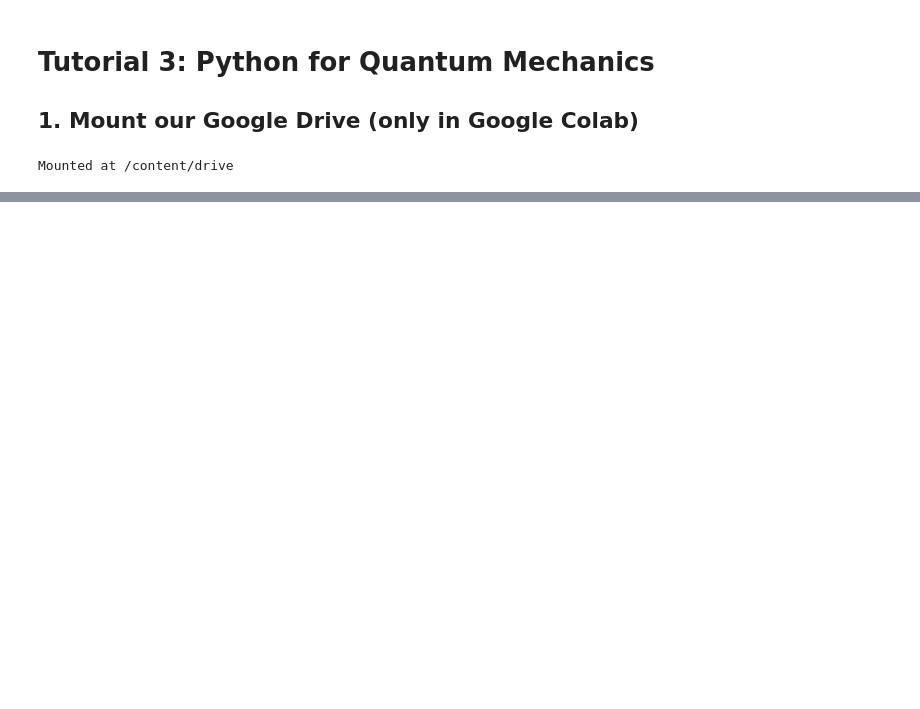
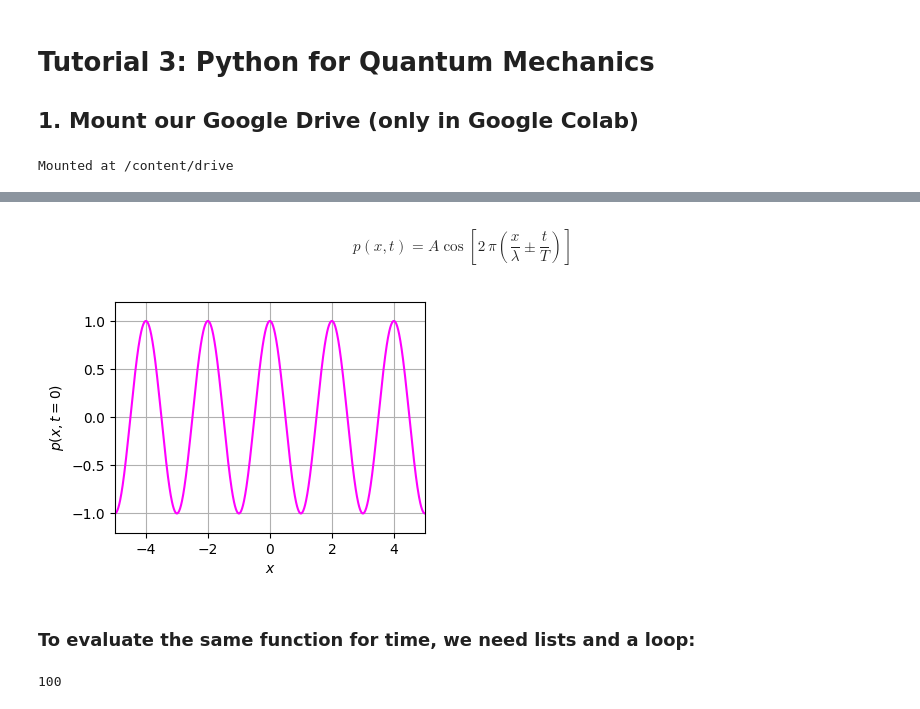
Before and after one commit to wbandabarragan/quantum-mechanics-1, a Jupyter notebook: python-resources/python_for_QM03.ipynb, the cells around one changed output, grey strips where cells are left out. Cells and saved outputs as stored; diff of their text form; code cells hidden in the pictures; blank space fills up the shorter version.

```diff
--- a/python-resources/python_for_QM03.ipynb
+++ b/python-resources/python_for_QM03.ipynb
@@ -33,0 +40,2 @@ $$\Rightarrow p(x) = A\cos\left[2\,\pi\left(\frac{x}{\lambda}-\frac{t}{T}\right)
+# %% [markdown]
+$$p(x,t) = A\cos\left[2\,\pi\left(\frac{x}{\lambda}\pm\frac{t}{T}\right)\right]$$
@@ -33,0 +55,49 @@ $$\Rightarrow p(x) = A\cos\left[2\,\pi\left(\frac{x}{\lambda}-\frac{t}{T}\right)
+# %%
+# Create an example for wave 1
+a_wave1 = 1.
+l_wave1 = 2.
+p_wave1 = 0.5
+
+# Fix the time
+t = 0.
+
+# Vector for the x coordinate
+x = np.linspace(-5., +5., 1000)
+
+# print(x[-1])
+# %%
+# Evaluate our plane wave function
+
+pw_1 = plane_wave(a_wave1, l_wave1, p_wave1, x, t)
+
+# print(x.shape, pw_1.shape)
+# %%
+# Plotting our wave 1
+# Figure environment
+plt.figure(figsize = (4,3))
+
+plt.plot(x, pw_1, color = "magenta", linestyle = "-")
+
+plt.xlim(-5., +5.)
+plt.ylim(-1.2, +1.2)
+
+plt.xlabel(r"$x$")
+plt.ylabel(r"$p(x,t=0)$")
+
+plt.grid()
+
+plt.show()
+# %% [output]
+[figure, added]
+# %% [markdown]
+### To evaluate the same function for time, we need lists and a loop:
+# %%
+# Let's create our time vector
+t_vector = np.linspace(0., 10., 100)
+
+print(len(t_vector))
+
+# Our WRONG way to evaluate the function
+# pw_try = plane_wave(a_wave1, l_wave1, p_wave1, x, t_vector)
+# %% [output]
+100
```
Also changed, not shown: parts of 5 cells of this notebook.
